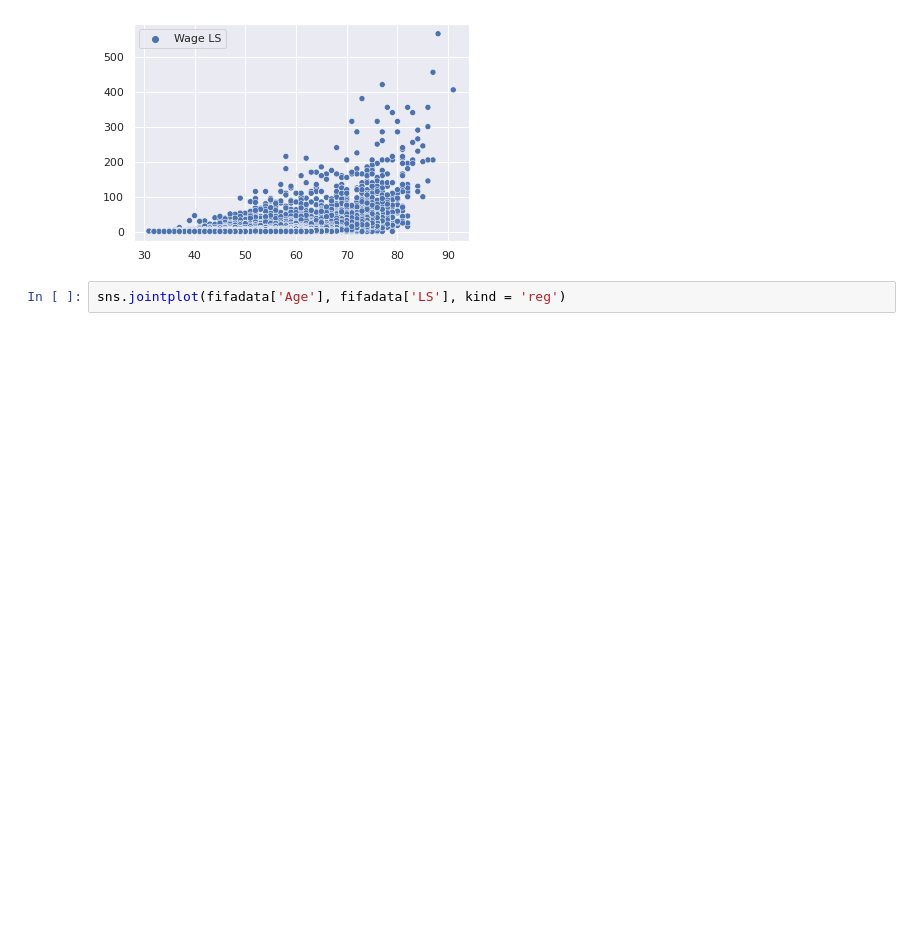
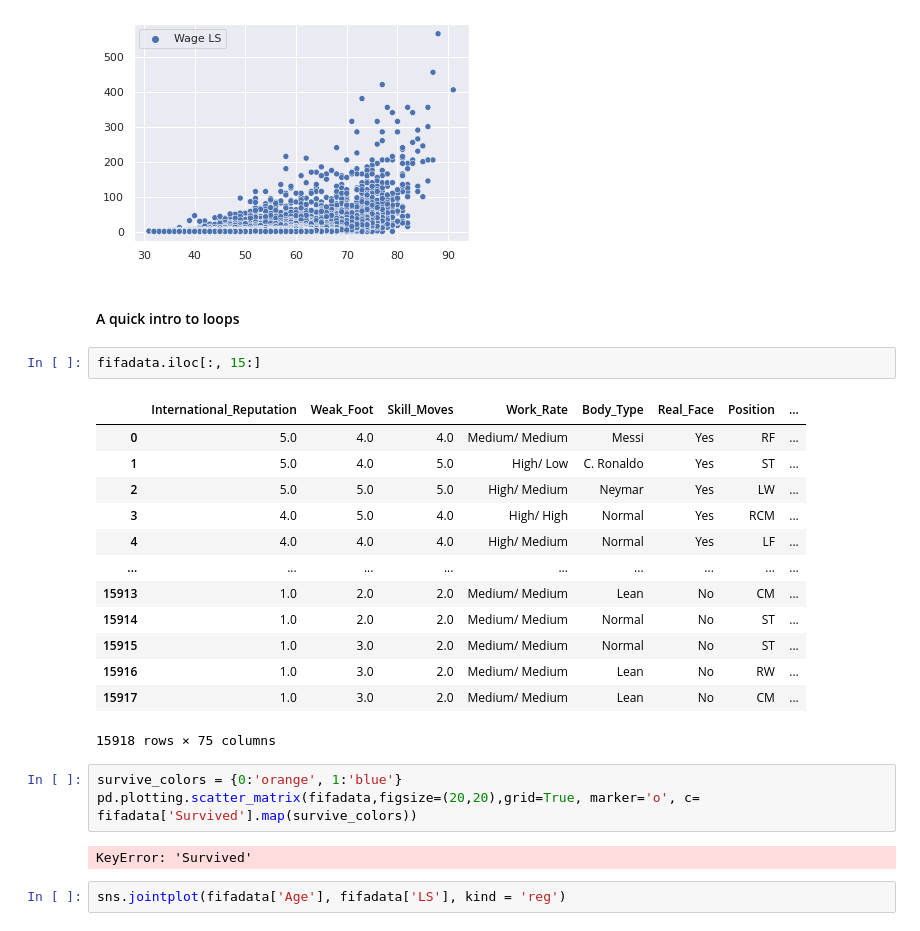
Before and after one commit to HamidBekamiri/EDA_GitHub, a Jupyter notebook: EDA_FIFA_2022.ipynb, the cells around one changed output. Cells and saved outputs as stored; diff of their text form; blank space fills up the shorter version.

```diff
--- a/EDA_FIFA_2022.ipynb
+++ b/EDA_FIFA_2022.ipynb
@@ -1464,6 +1464,29 @@ sns.scatterplot(data=wide_df)
 # %% [output]
 <AxesSubplot:>
 [figure]
+# %% [markdown]
+#### A quick intro to loops
+# %%
+fifadata.iloc[:, 15:]
+# %% [output]
+|  | International_Reputation | Weak_Foot | Skill_Moves | Work_Rate | Body_Type | Real_Face | Position | ... |
+| 0 | 5.0 | 4.0 | 4.0 | Medium/ Medium | Messi | Yes | RF | ... |
+| 1 | 5.0 | 4.0 | 5.0 | High/ Low | C. Ronaldo | Yes | ST | ... |
+| 2 | 5.0 | 5.0 | 5.0 | High/ Medium | Neymar | Yes | LW | ... |
+| 3 | 4.0 | 5.0 | 4.0 | High/ High | Normal | Yes | RCM | ... |
+| 4 | 4.0 | 4.0 | 4.0 | High/ Medium | Normal | Yes | LF | ... |
+| ... | ... | ... | ... | ... | ... | ... | ... | ... |
+| 15913 | 1.0 | 2.0 | 2.0 | Medium/ Medium | Lean | No | CM | ... |
+| 15914 | 1.0 | 2.0 | 2.0 | Medium/ Medium | Normal | No | ST | ... |
+| 15915 | 1.0 | 3.0 | 2.0 | Medium/ Medium | Normal | No | ST | ... |
+| 15916 | 1.0 | 3.0 | 2.0 | Medium/ Medium | Lean | No | RW | ... |
+| 15917 | 1.0 | 3.0 | 2.0 | Medium/ Medium | Lean | No | CM | ... |
+15918 rows × 75 columns
+# %%
+survive_colors = {0:'orange', 1:'blue'}
+pd.plotting.scatter_matrix(fifadata,figsize=(20,20),grid=True, marker='o', c= fifadata['Survived'].map(survive_colors))
+# %% [output]
+KeyError: 'Survived'
 # %%
 sns.jointplot(fifadata['Age'], fifadata['LS'], kind = 'reg')
 # %% [output]
```
Also changed, not shown: parts of 1 cell of this notebook.
